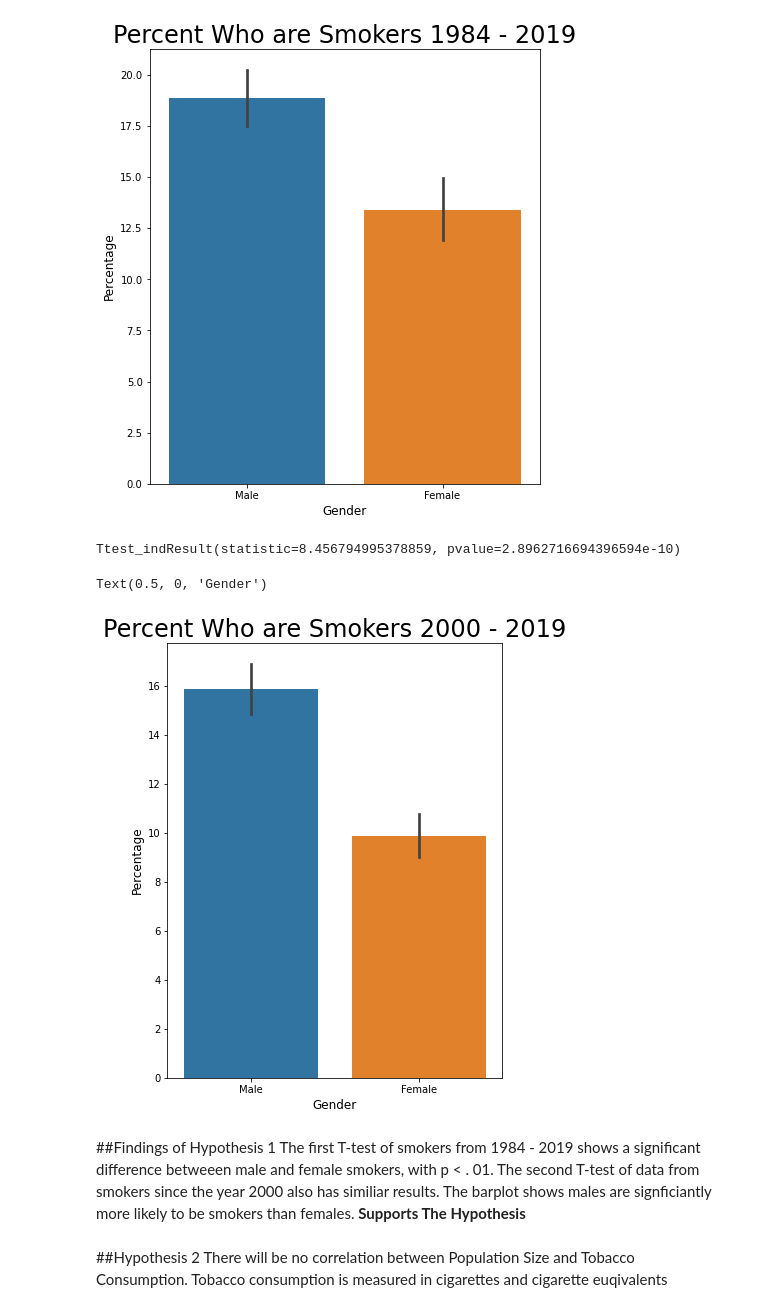
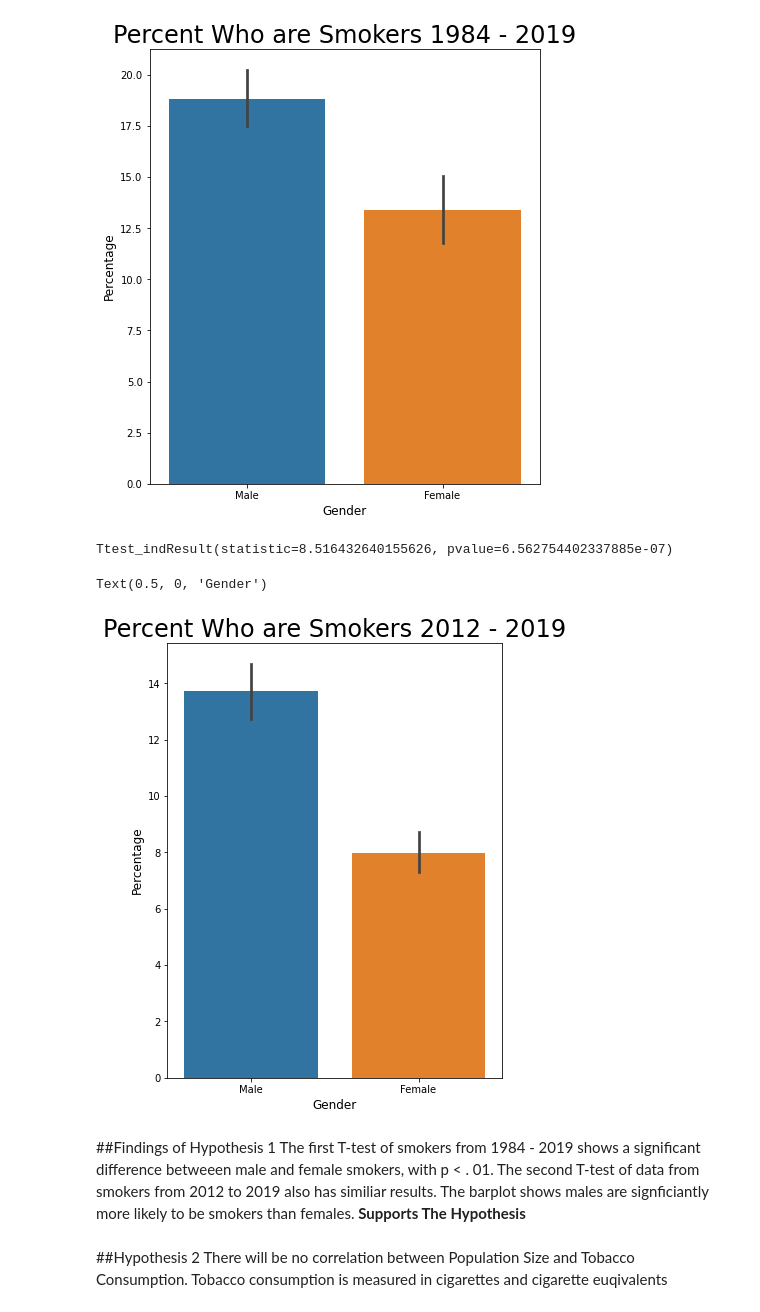
Before and after one commit to andrewbeckster/Smoking-and-Tobacco-Analysis, a Jupyter notebook: Smoking_and_Tobacco_Consumption.ipynb, the cells around one changed output. Saved outputs shown, nothing was run; the diff lists cells and outputs as text; code cells hidden in the pictures.

```diff
--- a/Smoking_and_Tobacco_Consumption.ipynb
+++ b/Smoking_and_Tobacco_Consumption.ipynb
@@ -46,7 +43,7 @@ tobacco_df1 = pd.read_csv('/content/gdrive/My Drive/Colab Datasets/Adult_Tobacco
 female_df = smoking_df.loc[(smoking_df['GENDER']=='Female')]
 male_df = smoking_df[(smoking_df['GENDER'] == 'Male')]
 gender_df = smoking_df[(smoking_df['GENDER'])!= 'Total']
-male_df2 = male_df[(male_df['YEAR']>= 2000)]
-female_df2 = female_df[(female_df['YEAR']>= 2000)]
-gender_df2 = gender_df[(gender_df['YEAR']>= 2000)]
+male_df2 = male_df[(male_df['YEAR']>= 2012)]
+female_df2 = female_df[(female_df['YEAR']>= 2012)]
+gender_df2 = gender_df[(gender_df['YEAR']>= 2012)]
 # %%
@@ -168,19 +165,19 @@ Text(0.5, 0, 'Gender')
 # %%
 stats.ttest_ind(male_df2['PERCENT'], female_df2['PERCENT'])
 # %% [output]
-Ttest_indResult(statistic=8.456794995378859, pvalue=2.8962716694396594e-10)
+Ttest_indResult(statistic=8.516432640155626, pvalue=6.562754402337885e-07)
 # %%
 plt.figure(figsize=(6, 8))
 ax = sns.barplot(x='GENDER', y='PERCENT', data=gender_df2)
-ax.set_title('Percent Who are Smokers 2000 - 2019', size = 24)
+ax.set_title('Percent Who are Smokers 2012 - 2019', size = 24)
 ax.set_ylabel("Percentage", size = 12)
 ax.set_xlabel("Gender", size = 12)
 # %% [output]
 Text(0.5, 0, 'Gender')
-[figure, old version]
+[figure, new version]
 # %% [markdown]
 ##Findings of Hypothesis 1
-The first T-test of smokers from 1984 - 2019 shows a significant difference betweeen male and female smokers,  with p < . 01. The second T-test of data from  smokers since the year 2000 also has similiar results.  The barplot shows males are signficiantly more likely to be smokers than females. **Supports The Hypothesis**
+The first T-test of smokers from 1984 - 2019 shows a significant difference betweeen male and female smokers,  with p < . 01. The second T-test of data from  smokers from 2012 to 2019 also has similiar results.  The barplot shows males are signficiantly more likely to be smokers than females. **Supports The Hypothesis**
 # %% [markdown]
 ##Hypothesis 2
 There will be no correlation between Population Size and Tobacco Consumption. Tobacco consumption is measured in cigarettes and cigarette euqivalents
```
Also changed, not shown: parts of 2 cells of this notebook.
